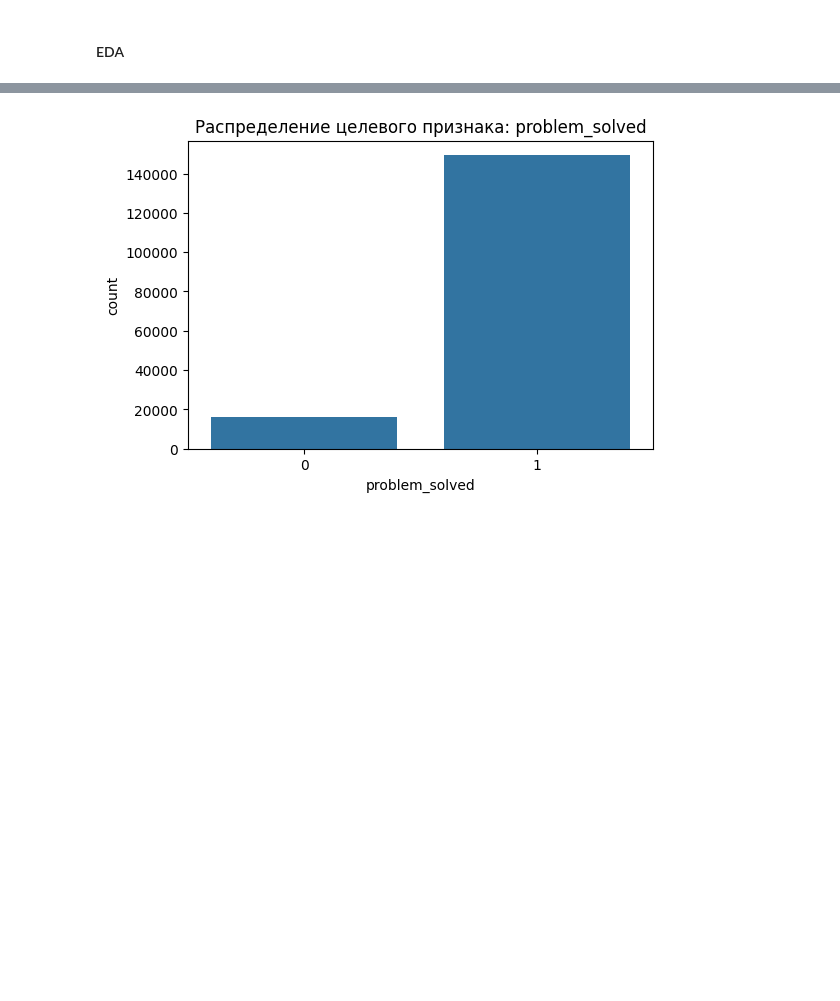
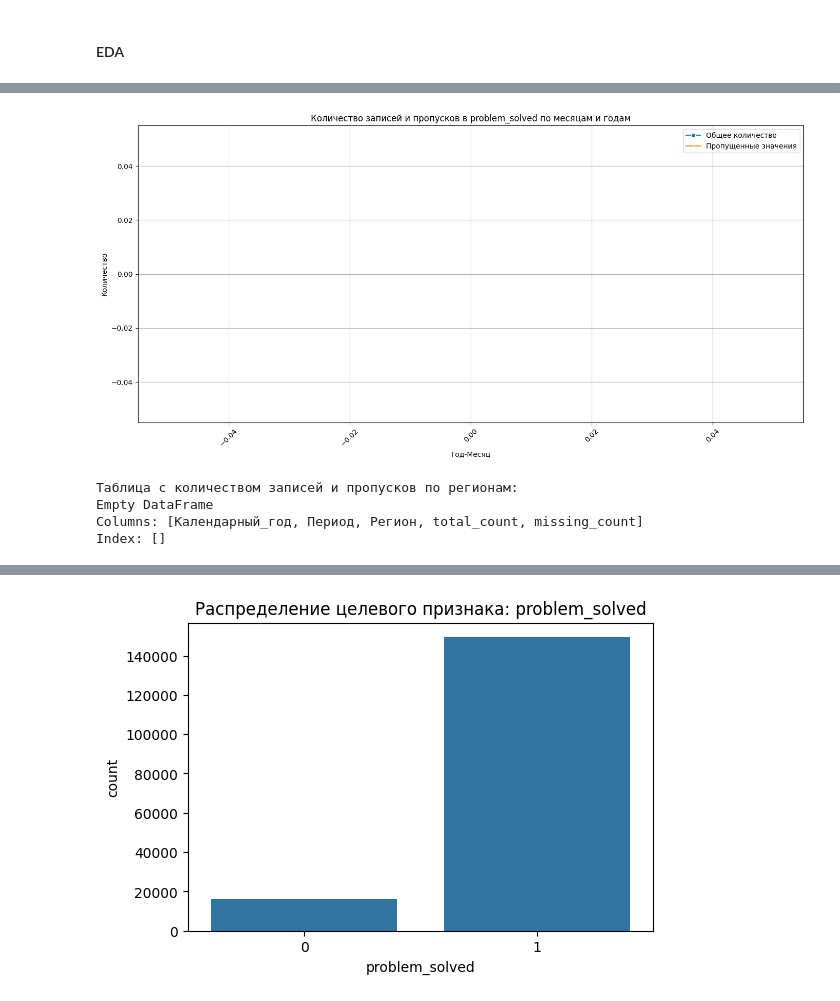
Before and after one commit to nikitazhuikov/Kaggle, a Jupyter notebook: Anketa.ipynb, the cells around one changed output, grey strips where cells are left out. Cells and saved outputs as stored; diff of their text form; code cells hidden in the pictures; blank space fills up the shorter version.

Commit message:
Added missing values analysis

```diff
--- a/Anketa.ipynb
+++ b/Anketa.ipynb
@@ -179,0 +127,70 @@ dtype: int64
+# %%
+# Посмотрим пропуски в target
+period_mapping = {
+    'Январь': 1,
+    'Февраль': 2,
+    'Март': 3,
+    'Апрель': 4,
+    'Май': 5,
+    'Июнь': 6,
+    'Июль': 7,
+    'Август': 8,
+    'Сентябрь': 9,
+    'Октябрь': 10,
+    'Ноябрь': 11,
+    'Декабрь': 12
+}
+
+# Применяем маппинг к столбцу 'Период'
+df['Период'] = df['Период'].map(period_mapping)
+
+# Группируем данные
+grouped_total = df.groupby(['Календарный_год', 'Период'])['problem_solved'].count().rename('total_count')
+grouped_missing = df.groupby(['Календарный_год', 'Период'])['problem_solved'].apply(lambda x: x.isnull().sum()).rename('missing_count')
+
+# Объединяем результаты
+result = pd.concat([grouped_total, grouped_missing], axis=1).reset_index()
+
+# Создаем составной столбец для оси X (например, "2023-3")
+result['Year_Month'] = result['Календарный_год'].astype(str) + '-' + result['Период'].astype(str)
+
+# Строим график
+plt.figure(figsize=(14, 7))
+sns.lineplot(data=result, x='Year_Month', y='total_count', label='Общее количество', marker='o')
+sns.lineplot(data=result, x='Year_Month', y='missing_count', label='Пропущенные значения', marker='x')
+
+plt.xticks(rotation=45)
+plt.title('Количество записей и пропусков в problem_solved по месяцам и годам')
+plt.xlabel('Год-Месяц')
+plt.ylabel('Количество')
+plt.legend()
+plt.tight_layout()
+plt.grid(True)
+plt.show()
+
+# Удаляем ненужные колонки
+# df = df.drop(columns=['respondent_number'])
+# TODO посмотреть почему много пропусков
+# TODO посмотреть есть ли комментарий
+# %% [output]
+[figure, added]
+# %%
+# Проверим, может дело в Регионе
+# Группировка с учётом региона
+grouped_total = df.groupby(['Календарный_год', 'Период', 'Регион'])['problem_solved'].count().rename('total_count')
+grouped_missing = df.groupby(['Календарный_год', 'Период', 'Регион'])['problem_solved'].apply(lambda x: x.isnull().sum()).rename('missing_count')
+
+# Объединение результатов
+result = pd.concat([grouped_total, grouped_missing], axis=1).reset_index()
+
+# Сортировка для лучшей читаемости
+result = result.sort_values(by=['Календарный_год', 'Период', 'Регион'])
+
+# Вывод результата
+print("Таблица с количеством записей и пропусков по регионам:")
+print(result.to_string(index=False))
+# %% [output]
+Таблица с количеством записей и пропусков по регионам:
+Empty DataFrame
+Columns: [Календарный_год, Период, Регион, total_count, missing_count]
+Index: []
```
Also changed, not shown: parts of 10 cells of this notebook.
